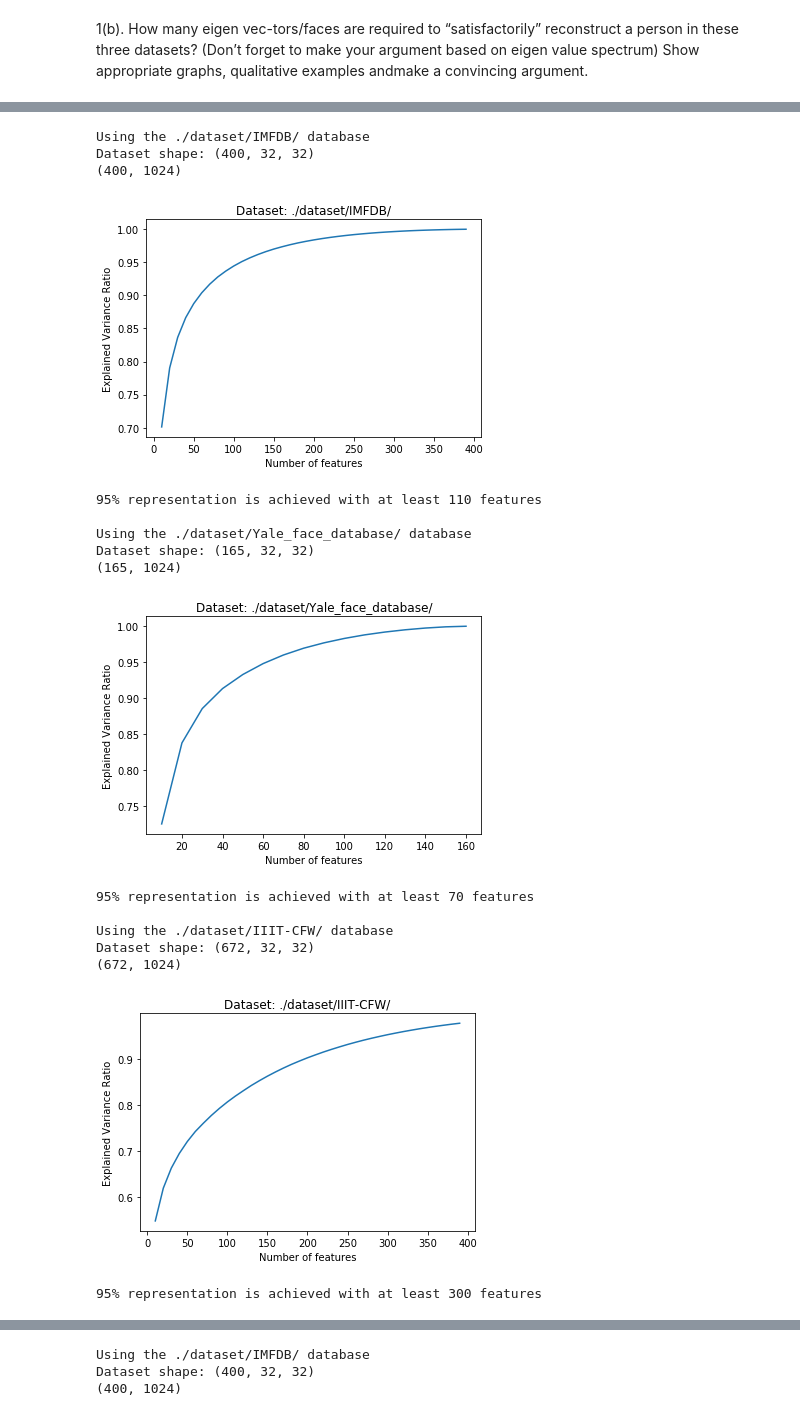
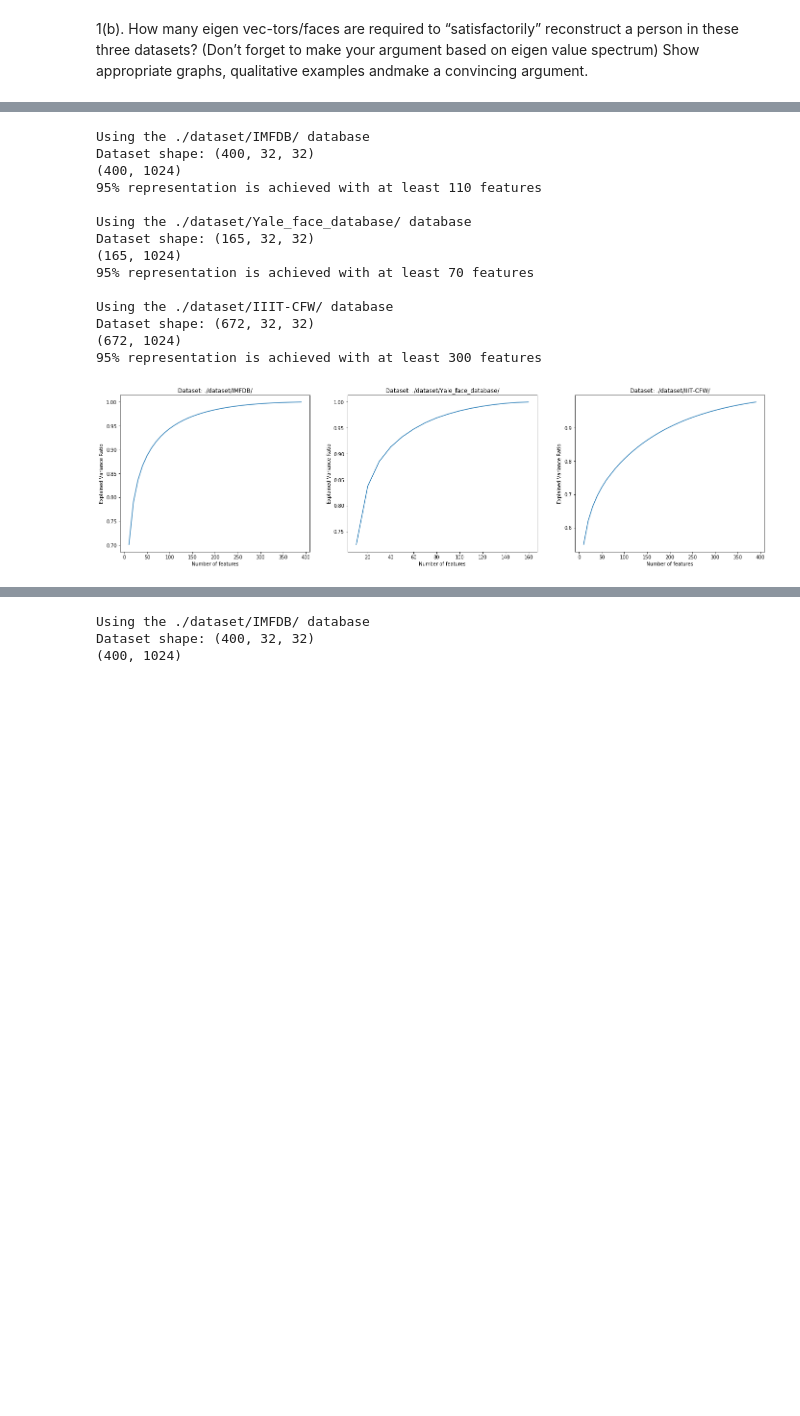
Before and after one commit to zubairabid/SMAI_Assignment2, a Jupyter notebook: 20171076.ipynb, the cells around one changed output, grey strips where cells are left out. Cells and saved outputs as stored; diff of their text form; code cells hidden in the pictures; blank space fills up the shorter version.

```diff
--- a/20171076.ipynb
+++ b/20171076.ipynb
@@ -444,6 +448,8 @@ Going with this logic, we attempt to calculate the number of features needed by
 
 best_feature_counts = []
 
+fig=plt.figure(figsize=(24, 6))
+i=0
 for dirpath in paths:
     print('Using the {0} database'.format(dirpath))
 
@@ -456,45 +462,47 @@ for dirpath in paths:
     cumulative_sum = []
     cumulative_var = []
     test_range = []
     for feature_count in range(10, 400, 10):
         if feature_count > min(X.shape[0], X.shape[1]):
             break
 
         X_k, approximation, explained_variance = get_pca(X, feature_count)
         cumulative_sum.append(sum(explained_variance))
         cumulative_var.append(explained_variance)
         test_range.append(feature_count)
 
     cumulative_sum = np.array(cumulative_sum)
     cumulative_var = np.array(cumulative_var)
     test_range = np.array(test_range)
 
+    fig.add_subplot(1, 3, i+1)
     plt.plot(test_range, cumulative_sum)
     plt.title('Dataset: {0}'.format(dirpath))
     plt.xlabel('Number of features')
     plt.ylabel('Explained Variance Ratio')
-    plt.show()
 
     optcount = (np.argmax(cumulative_sum > .95)+1)*10
     best_feature_counts.append(optcount)
 
     print("95% representation is achieved with at least {0} features".format(optcount))
     print()
+
+    i+=1
+
+plt.show()
 # %% [output]
 Using the ./dataset/IMFDB/ database
 Dataset shape: (400, 32, 32)
 (400, 1024)
+95% representation is achieved with at least 110 features
+
+Using the ./dataset/Yale_face_database/ database
+Dataset shape: (165, 32, 32)
+(165, 1024)
+95% representation is achieved with at least 70 features
+
+Using the ./dataset/IIIT-CFW/ database
+Dataset shape: (672, 32, 32)
+(672, 1024)
+95% representation is achieved with at least 300 features
-[figure, old version]
+[figure, new version]
-95% representation is achieved with at least 110 features
-
-Using the ./dataset/Yale_face_database/ database
-Dataset shape: (165, 32, 32)
-(165, 1024)
-[figure, removed]
-95% representation is achieved with at least 70 features
-
-Using the ./dataset/IIIT-CFW/ database
-Dataset shape: (672, 32, 32)
-(672, 1024)
-[figure, removed]
-95% representation is achieved with at least 300 features
```
Also changed, not shown: parts of 34 cells of this notebook.
